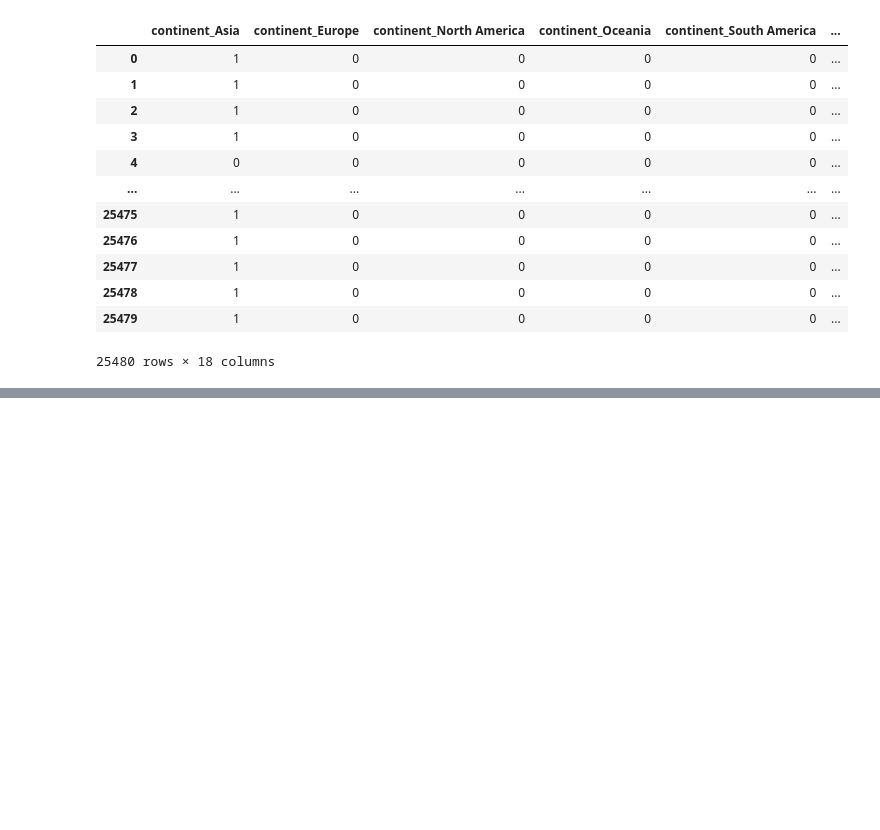
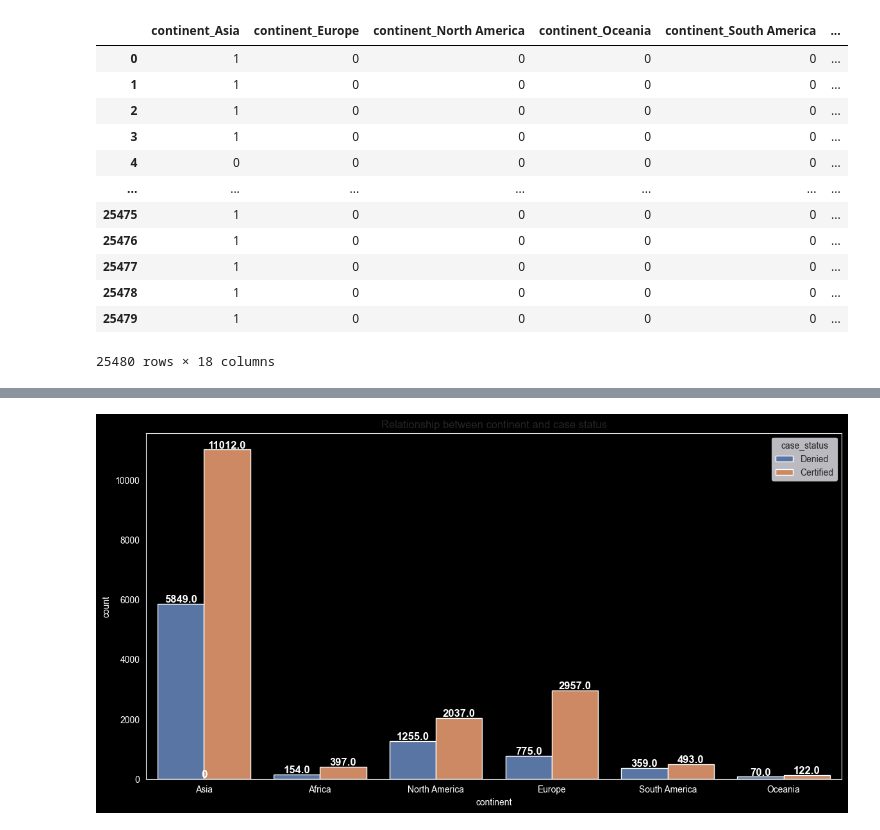
Before and after one commit to Radhika5062/ml_us_visa_approval, a Jupyter notebook: EDA.ipynb, the cells around one changed output, grey strips where cells are left out. Cells and saved outputs as stored; diff of their text form; code cells hidden in the pictures; blank space fills up the shorter version.

```diff
--- a/EDA.ipynb
+++ b/EDA.ipynb
@@ -269,0 +434,20 @@ array(['Asia', 'Africa', 'North America', 'Europe', 'South America',
+# %%
+# visualizing the above data
+fig, ax = plt.subplots(figsize = (14, 7), facecolor = 'black')
+plt.title("Relationship between continent and case status")
+sns.countplot(data=df, x='continent', hue = 'case_status', palette='deep')
+ax.set_facecolor('black')
+ax.tick_params(axis = 'x',colors= 'white')
+ax.tick_params(axis = 'y',colors= 'white')
+ax.xaxis.label.set_color('white')
+ax.yaxis.label.set_color('white')
+
+for p in ax.patches:
+    ax.annotate(format(p.get_height()),  # The text to be displayed
+                (p.get_x() + p.get_width() / 2., p.get_height()),  # Position of the text
+                ha = 'center', va = 'center',  # Horizontal and vertical alignment
+                xytext = (0, 5),  # Offset the text above the bar
+                textcoords = 'offset points',
+                fontsize=12, color='white', weight='bold')
+# %% [output]
+[figure, added]
```
Also changed, not shown: parts of 53 cells of this notebook.
